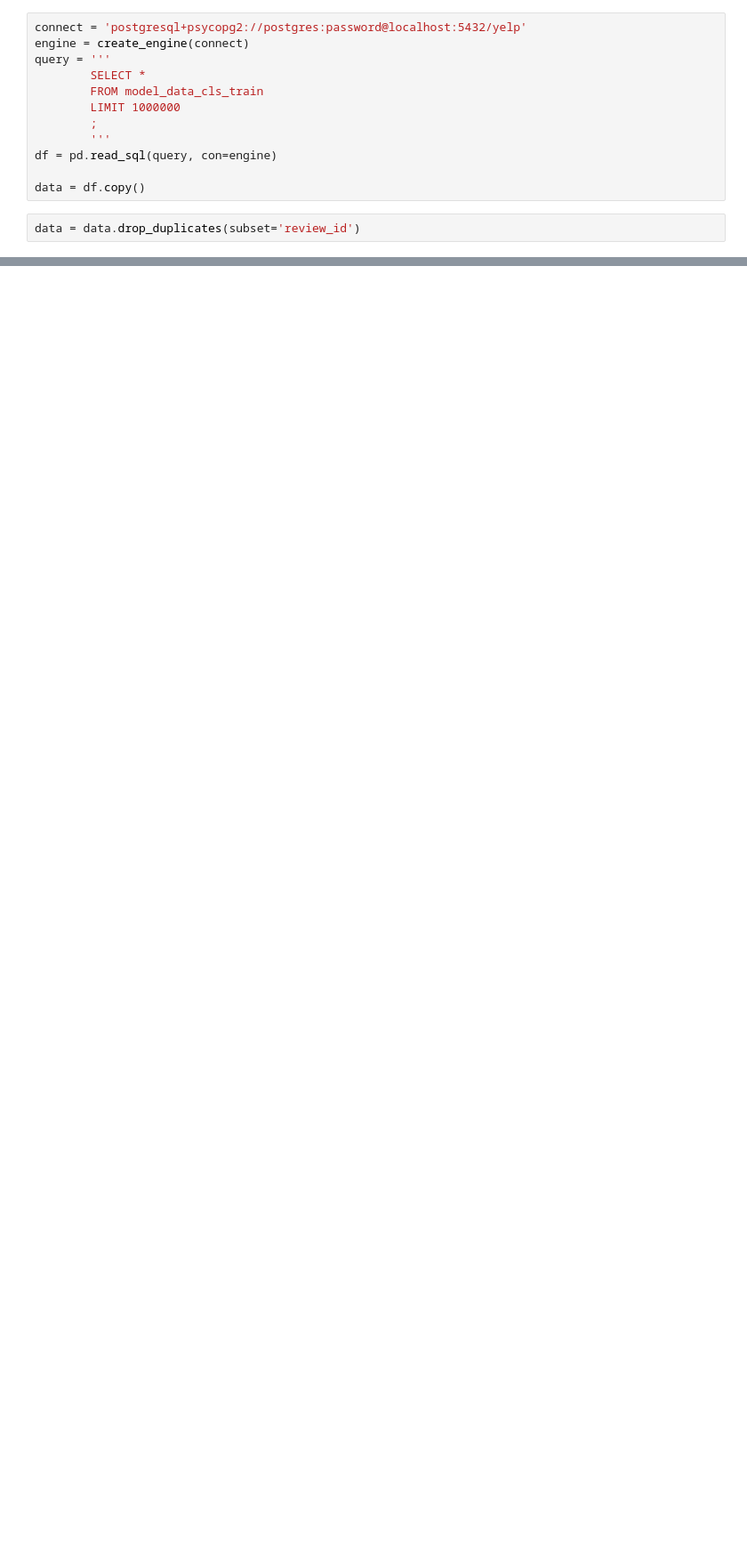
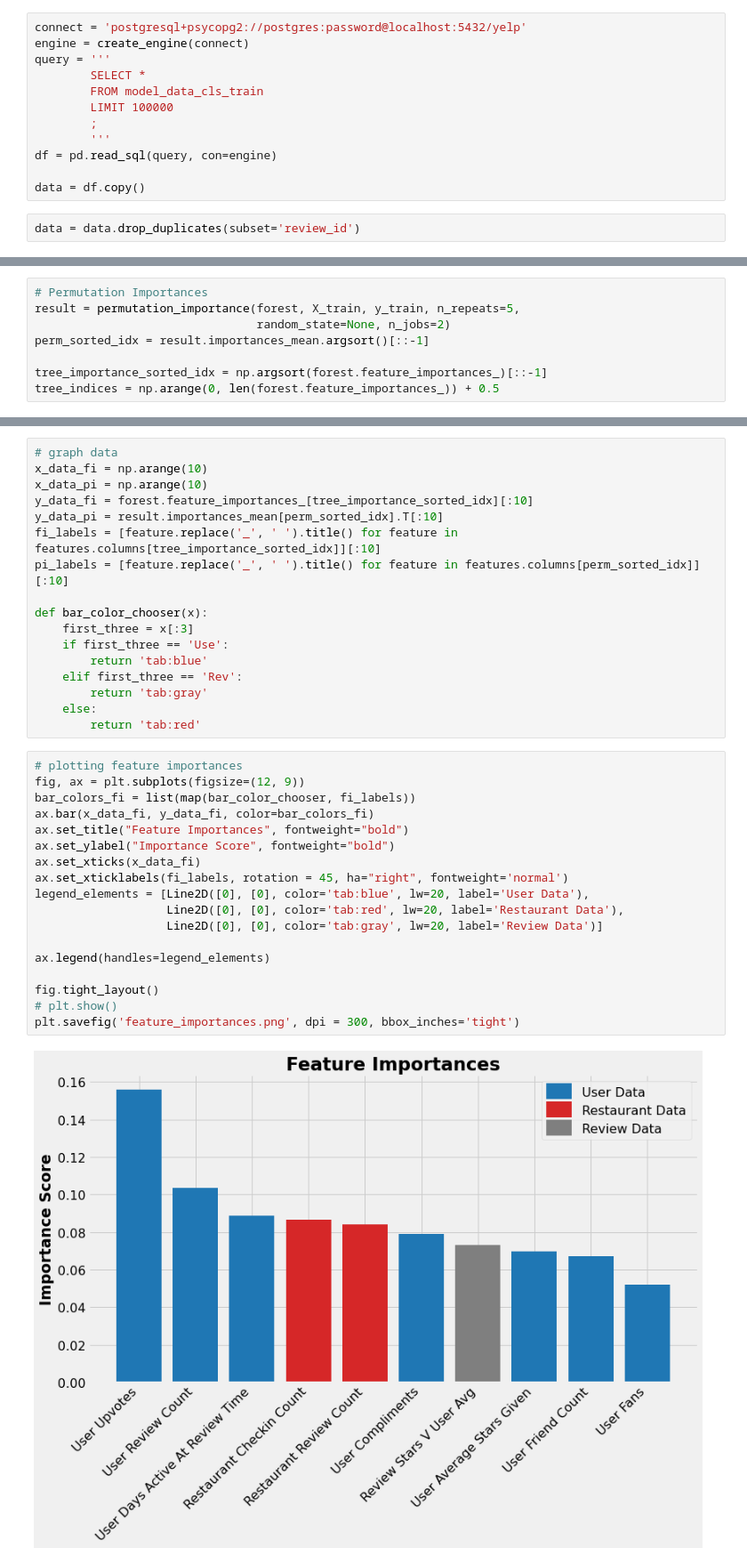
Before and after one commit to jeffjohannsen/Predicting_Yelp_Review_Quality, a Jupyter notebook: notebooks/random_forest.ipynb, the cells around one changed output, grey strips where cells are left out. Shown at 89% size. Drawn from its saved outputs; the diff is of its cells as text; blank space fills up the shorter version.

Commit message:
Random Forest Code

```diff
--- a/notebooks/random_forest.ipynb
+++ b/notebooks/random_forest.ipynb
@@ -17,7 +31,7 @@ engine = create_engine(connect)
 query = '''
         SELECT *
         FROM model_data_cls_train
-        LIMIT 1000000
+        LIMIT 100000
         ;
         '''
 df = pd.read_sql(query, con=engine)
@@ -176,0 +237,8 @@ Test Accuracy: 0.713
+# %%
+# Permutation Importances
+result = permutation_importance(forest, X_train, y_train, n_repeats=5,
+                                random_state=None, n_jobs=2)
+perm_sorted_idx = result.importances_mean.argsort()[::-1]
+
+tree_importance_sorted_idx = np.argsort(forest.feature_importances_)[::-1]
+tree_indices = np.arange(0, len(forest.feature_importances_)) + 0.5
@@ -176,0 +249,37 @@ Test Accuracy: 0.713
+# %%
+# graph data
+x_data_fi = np.arange(10)
+x_data_pi = np.arange(10)
+y_data_fi = forest.feature_importances_[tree_importance_sorted_idx][:10]
+y_data_pi = result.importances_mean[perm_sorted_idx].T[:10]
+fi_labels = [feature.replace('_', ' ').title() for feature in features.columns[tree_importance_sorted_idx]][:10]
+pi_labels = [feature.replace('_', ' ').title() for feature in features.columns[perm_sorted_idx]][:10]
+
+def bar_color_chooser(x):
+    first_three = x[:3]
+    if first_three == 'Use':
+        return 'tab:blue'
+    elif first_three == 'Rev':
+        return 'tab:gray'
+    else:
+        return 'tab:red'
+# %%
+# plotting feature importances
+fig, ax = plt.subplots(figsize=(12, 9))
+bar_colors_fi = list(map(bar_color_chooser, fi_labels))
+ax.bar(x_data_fi, y_data_fi, color=bar_colors_fi)
+ax.set_title("Feature Importances", fontweight="bold")
+ax.set_ylabel("Importance Score", fontweight="bold")
+ax.set_xticks(x_data_fi)
+ax.set_xticklabels(fi_labels, rotation = 45, ha="right", fontweight='normal')
+legend_elements = [Line2D([0], [0], color='tab:blue', lw=20, label='User Data'),
+                   Line2D([0], [0], color='tab:red', lw=20, label='Restaurant Data'),
+                   Line2D([0], [0], color='tab:gray', lw=20, label='Review Data')]
+
+ax.legend(handles=legend_elements)
+
+fig.tight_layout()
+# plt.show()
+plt.savefig('feature_importances.png', dpi = 300, bbox_inches='tight')
+# %% [output]
+[figure, added]
```
Also changed, not shown: parts of 19 cells of this notebook, 5 other files.
